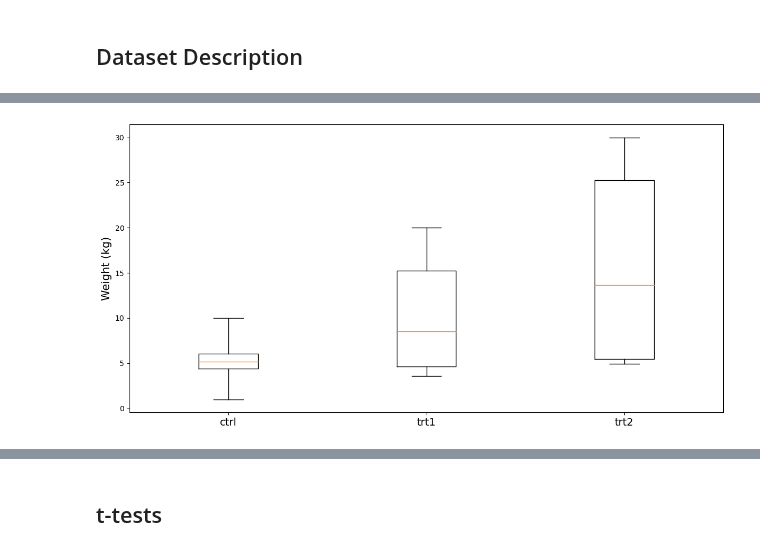
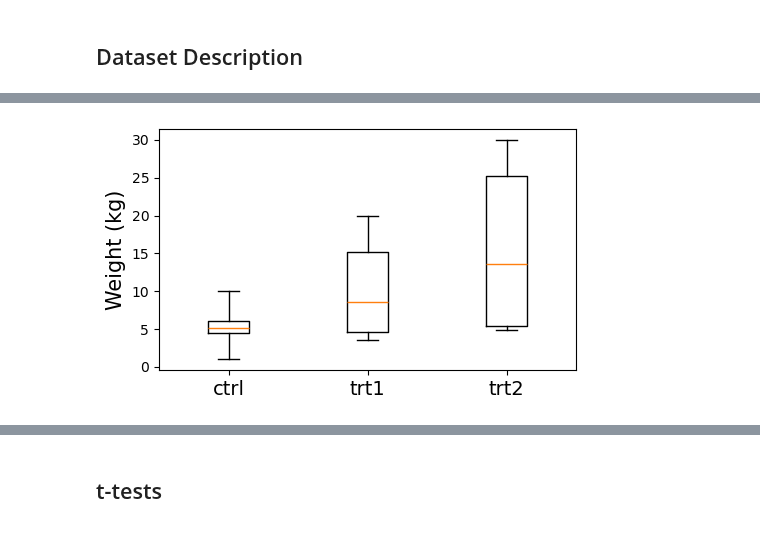
Before and after one commit to Eilis9/applied_statistics, a Jupyter notebook: project.ipynb, the cells around one changed output, grey strips where cells are left out. Saved outputs shown, nothing was run; the diff lists cells and outputs as text; code cells hidden in the pictures.

Commit message:
some data readin for task 3, visualisation for project

```diff
--- a/project.ipynb
+++ b/project.ipynb
@@ -20,7 +30,8 @@ import pandas as pd
 import matplotlib.pyplot as plt
 import seaborn as sns
 # %%
-data = pd.read_csv('data\PlantGrowth.csv')
+# Read in the data
+data = pd.read_csv('data/PlantGrowth.csv')
 data
 # %% [output]
 |  | rownames | weight | group |
@@ -64,16 +109,16 @@ for item in group_names:
 # %%
-# Set up boxplot fig for the data
-fig, ax = plt.subplots(1, 1, figsize=(12, 6))
+# Set up boxplot fig for the data to visualise the tables above
+fig, ax = plt.subplots(1, 1, figsize=(5, 3))
 ax.set_ylabel('Weight (kg)', fontsize=15)
 # Split the data into groups
 data_grouped = [data[data["group"] == group].drop(columns='group').values.flatten() for group in group_names]
 # Create boxplot for all groups on the same axis
 ax.boxplot(data_grouped, whis=100)
 # Set the x-tick labels to the group names
 ax.set_xticklabels(group_names, fontsize=14)
 # Set y-label for the entire axis
 
 
 fig.tight_layout()
 # %% [output]
-[figure, old version]
+[figure, new version]
```
Also changed, not shown: parts of 8 cells of this notebook, 3 other files.
